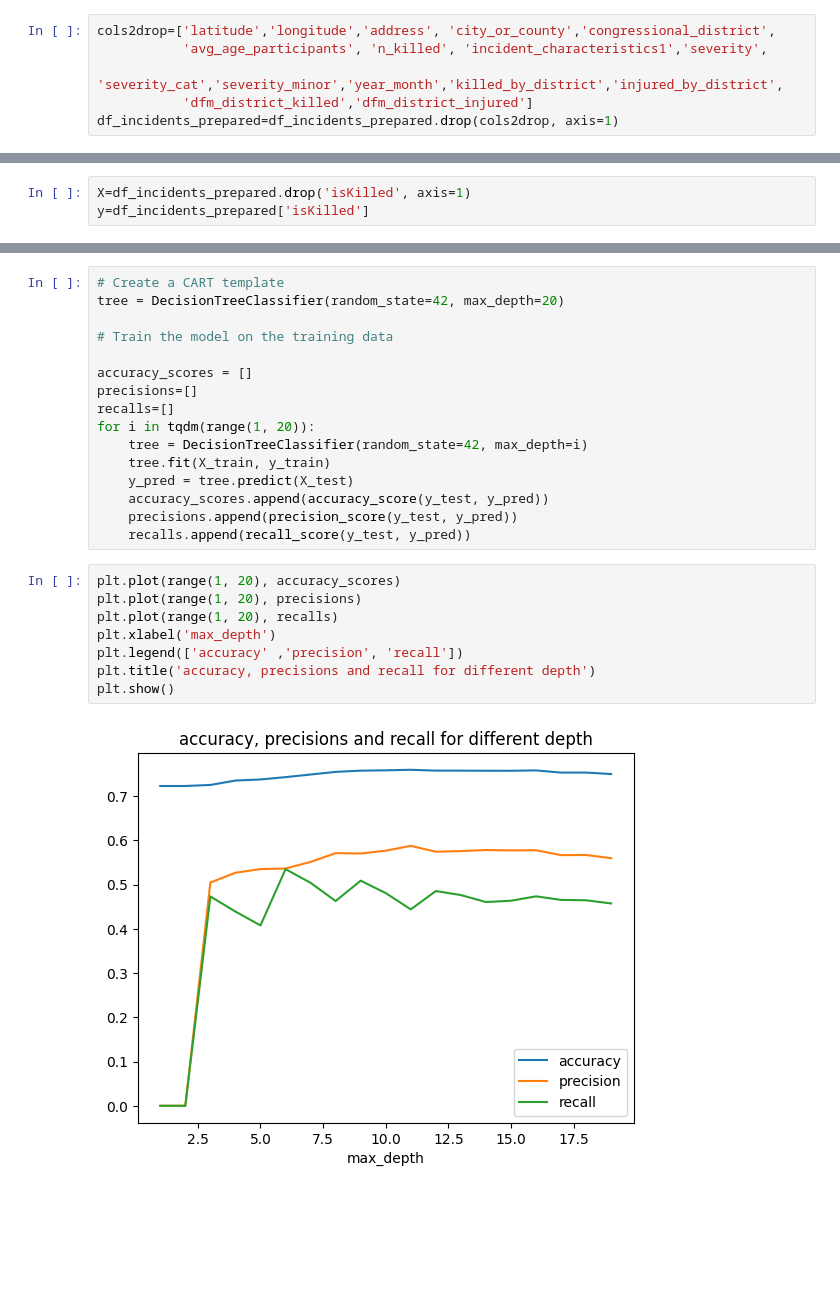
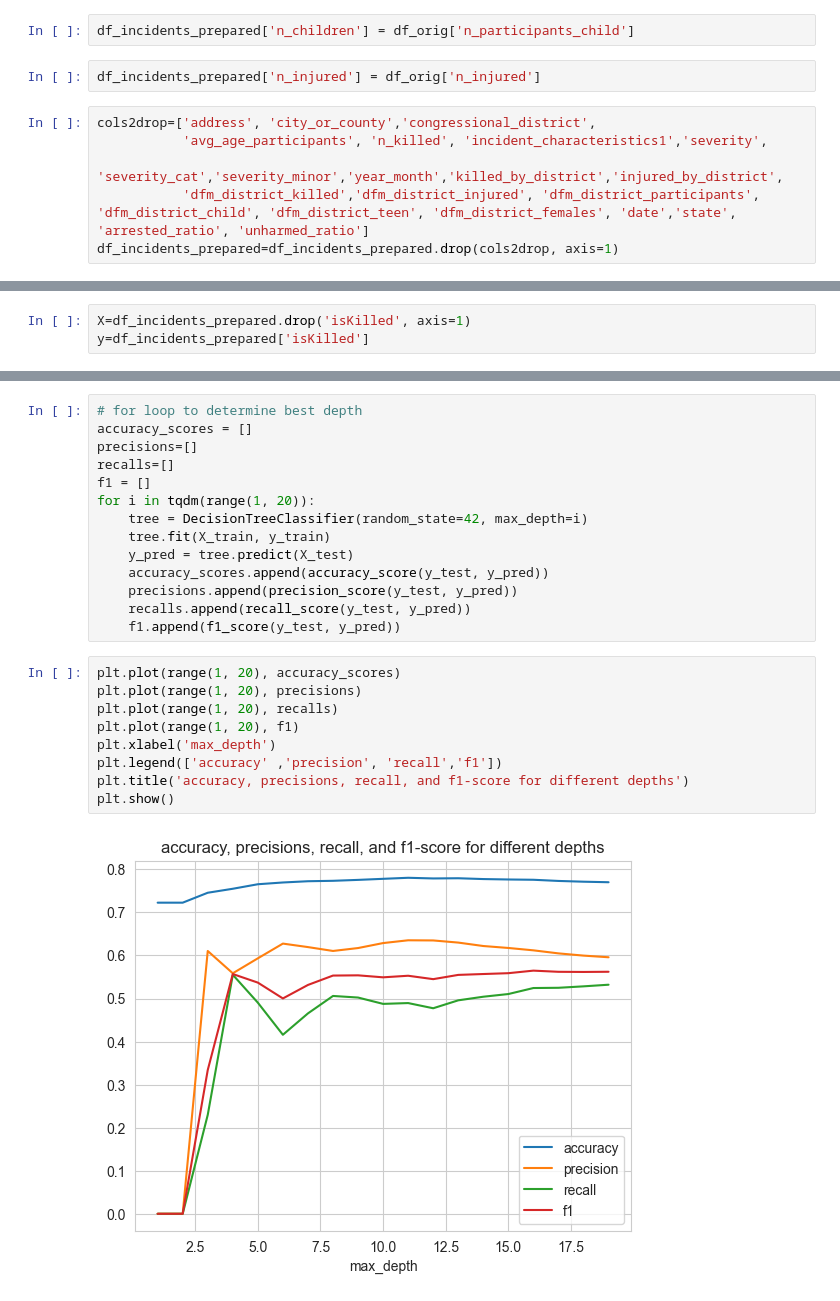
Before and after one commit to irenedovichi/DM-project, a Jupyter notebook: TASK 3/classification.ipynb, the cells around one changed output, grey strips where cells are left out. Cells and saved outputs as stored; diff of their text form; blank space fills up the shorter version.

```diff
--- a/TASK 3/classification.ipynb
+++ b/TASK 3/classification.ipynb
@@ -492,8 +481,12 @@ memory usage: 39.6+ MB
+# %%
+df_incidents_prepared['n_children'] = df_orig['n_participants_child']
+# %%
+df_incidents_prepared['n_injured'] = df_orig['n_injured']
 # %%
-cols2drop=['latitude','longitude','address', 'city_or_county','congressional_district',
+cols2drop=['address', 'city_or_county','congressional_district',
            'avg_age_participants', 'n_killed', 'incident_characteristics1','severity',
            'severity_cat','severity_minor','year_month','killed_by_district','injured_by_district',
-           'dfm_district_killed','dfm_district_injured']
+           'dfm_district_killed','dfm_district_injured', 'dfm_district_participants', 'dfm_district_child', 'dfm_district_teen', 'dfm_district_females', 'date','state', 'arrested_ratio', 'unharmed_ratio']
 df_incidents_prepared=df_incidents_prepared.drop(cols2drop, axis=1)
 # %%
 df_incidents_prepared.info()
@@ -551,12 +559,9 @@ X_train, X_test, y_train, y_test = train_test_split(X, y, test_size=0.2, random_
 # %%
-# Create a CART template
-tree = DecisionTreeClassifier(random_state=42, max_depth=20)
-
-# Train the model on the training data
-
+# for loop to determine best depth
 accuracy_scores = []
 precisions=[]
 recalls=[]
+f1 = []
 for i in tqdm(range(1, 20)):
     tree = DecisionTreeClassifier(random_state=42, max_depth=i)
     tree.fit(X_train, y_train)
@@ -564,16 +569,18 @@ for i in tqdm(range(1, 20)):
     accuracy_scores.append(accuracy_score(y_test, y_pred))
     precisions.append(precision_score(y_test, y_pred))
     recalls.append(recall_score(y_test, y_pred))
+    f1.append(f1_score(y_test, y_pred))
 # %%
 plt.plot(range(1, 20), accuracy_scores)
 plt.plot(range(1, 20), precisions)
 plt.plot(range(1, 20), recalls)
+plt.plot(range(1, 20), f1)
 plt.xlabel('max_depth')
-plt.legend(['accuracy' ,'precision', 'recall'])
-plt.title('accuracy, precisions and recall for different depth')
+plt.legend(['accuracy' ,'precision', 'recall','f1'])
+plt.title('accuracy, precisions, recall, and f1-score for different depths')
 plt.show()
 # %% [output]
-[figure, old version]
+[figure, new version]
 # %%
 tree = DecisionTreeClassifier(random_state=42, max_depth=100)
 tree.fit(X_train, y_train)
```
Also changed, not shown: parts of 58 cells of this notebook.
